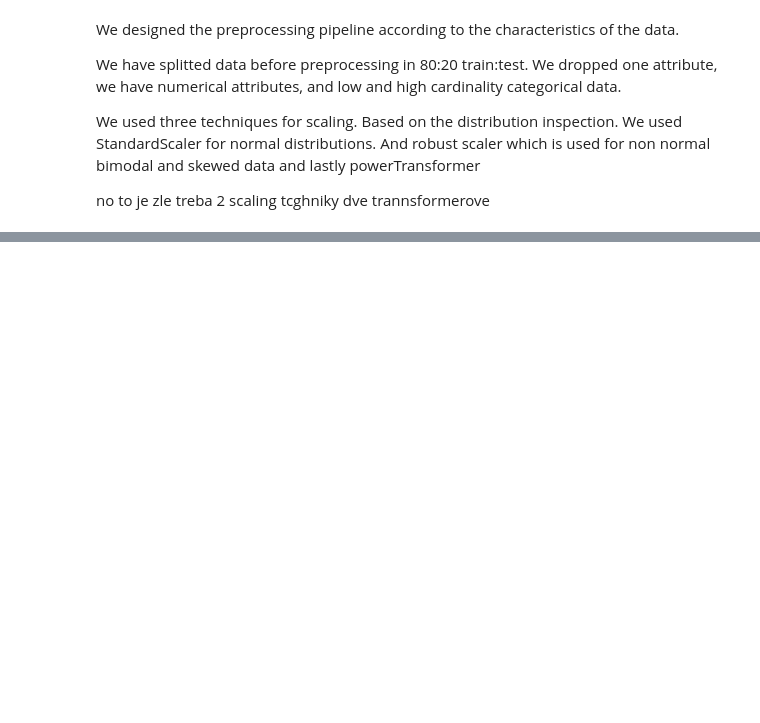
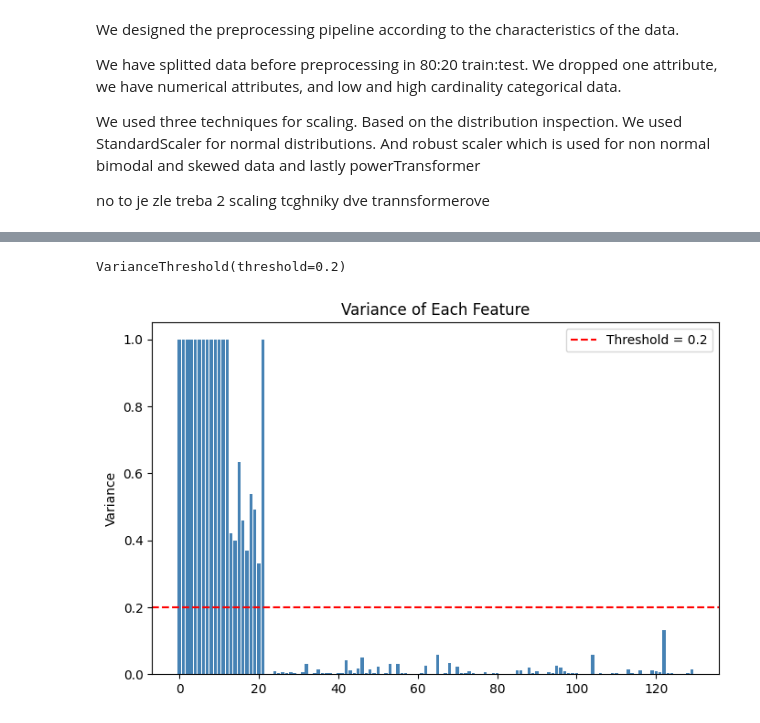
Before and after one commit to Michzru/Critical-oxygen-saturation-estimation, a Jupyter notebook: phase_2.ipynb, the cells around one changed output, grey strips where cells are left out. Saved outputs shown, nothing was run; the diff lists cells and outputs as text; code cells hidden in the pictures; blank space fills up the shorter version.

```diff
--- a/phase_2.ipynb
+++ b/phase_2.ipynb
@@ -368,0 +372,3 @@ no to je zle treba 2 scaling tcghniky dve trannsformerove
+# %%
+X_processed_dense = X_train_processed.toarray()
+df_processed = pd.DataFrame(X_processed_dense)
@@ -368,0 +385,22 @@ no to je zle treba 2 scaling tcghniky dve trannsformerove
+# %%
+selector = VarianceThreshold(0.2)
+selector.fit(df_processed, y_train)
+# %% [output]
+VarianceThreshold(threshold=0.2)
+# %%
+variances = df_processed.var()
+
+# Určíme, ktoré stĺpce boli odstránené
+selected_mask = selector.get_support()
+removed_features = df_processed.columns[~selected_mask]
+
+# Vykreslenie
+plt.figure(figsize=(8, 5))
+plt.bar(variances.index, variances.values, color=['gray' if col in removed_features else 'steelblue' for col in df.columns])
+plt.axhline(y=0.2, color='red', linestyle='--', label=f'Threshold = {0.2}')
+plt.title('Variance of Each Feature')
+plt.ylabel('Variance')
+plt.legend()
+plt.show()
+# %% [output]
+[figure, added]
```
Also changed, not shown: parts of 11 cells of this notebook, 1 other file.
